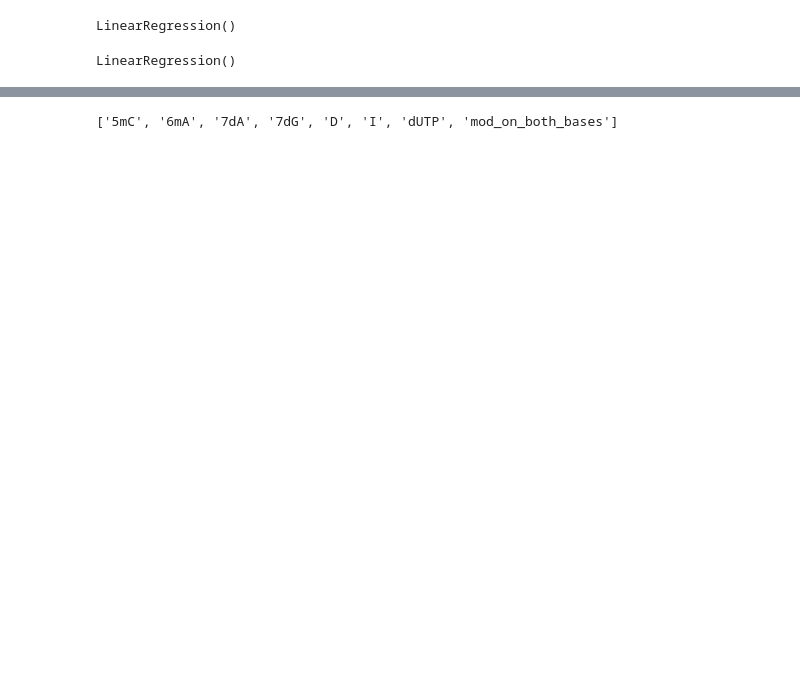
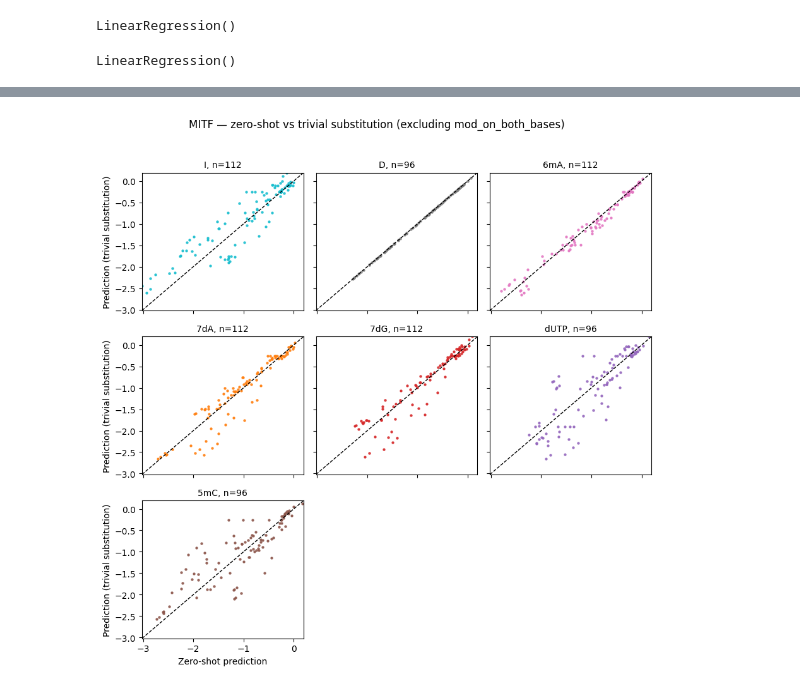
Before and after one commit to rubensolozabal/TFBind, a Jupyter notebook: notebooks/02_linear_zeroshot_predict_modifications.ipynb, the cells around one changed output, grey strips where cells are left out. Saved outputs shown, nothing was run; the diff lists cells and outputs as text; code cells hidden in the pictures; blank space fills up the shorter version.

```diff
--- a/notebooks/02_linear_zeroshot_predict_modifications.ipynb
+++ b/notebooks/02_linear_zeroshot_predict_modifications.ipynb
@@ -212,4 +207,0 @@ plt.savefig(f"plots/{TF}_linear_zeroshot_modifications.pdf")
-# %%
-cats_present
-# %% [output]
-['5mC', '6mA', '7dA', '7dG', 'D', 'I', 'dUTP', 'mod_on_both_bases']
@@ -215,0 +259,38 @@ cats_present
+# %%
+# Plot per modification
+n_plots = len(mods)
+rows, cols = 3, 3
+fig2, axes2 = plt.subplots(rows, cols, figsize=(9, 9), sharex=True, sharey=True)
+axes_flat = axes2.ravel()
+
+xmin = df_mods["y_pred"].min()
+xmax = df_mods["y_pred"].max()
+ymin = df_mods["y_trivial"].min()
+ymax = df_mods["y_trivial"].max()
+pmin = min(xmin, ymin)
+pmax = max(xmax, ymax)
+
+for i, cat in enumerate(mods):
+    ax = axes_flat[i]
+    g = df_mods[df_mods["Category"] == cat]
+    ax.scatter(g["y_pred"], g["y_trivial"], s=18, marker='.', alpha=0.85, c=COLOR_MODS.get(cat))
+    ax.plot([pmin, pmax], [pmin, pmax], 'k--', linewidth=1)
+    ax.set_title(f"{cat}, n={len(g)}", fontsize=10)
+    ax.set_xlim(pmin, pmax)
+    ax.set_ylim(pmin, pmax)
+
+# Hide unused axes
+for j in range(n_plots, rows * cols):
+    axes_flat[j].axis("off")
+
+# Labels
+for ax in axes_flat[cols*(rows-1):]:
+    ax.set_xlabel("Zero-shot prediction")
+for ax in axes_flat[::cols]:
+    ax.set_ylabel("Prediction (trivial substitution)")
+
+fig2.suptitle(f"{TF} — zero-shot vs trivial substitution (excluding mod_on_both_bases)", fontsize=12)
+plt.tight_layout(rect=[0, 0, 1, 0.96])
+plt.show()
+# %% [output]
+[figure, added]
```
Also changed, not shown: parts of 14 cells of this notebook, 8 other files.
